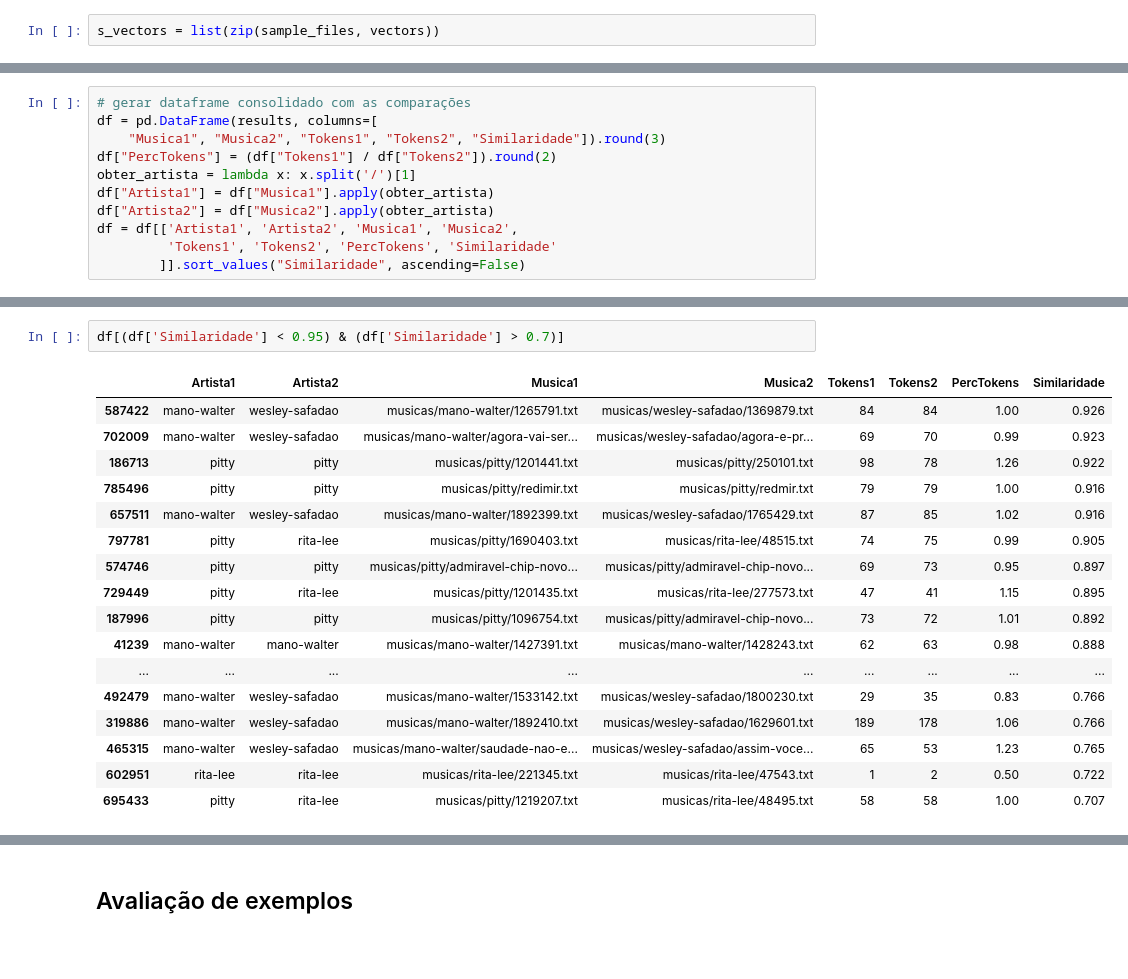
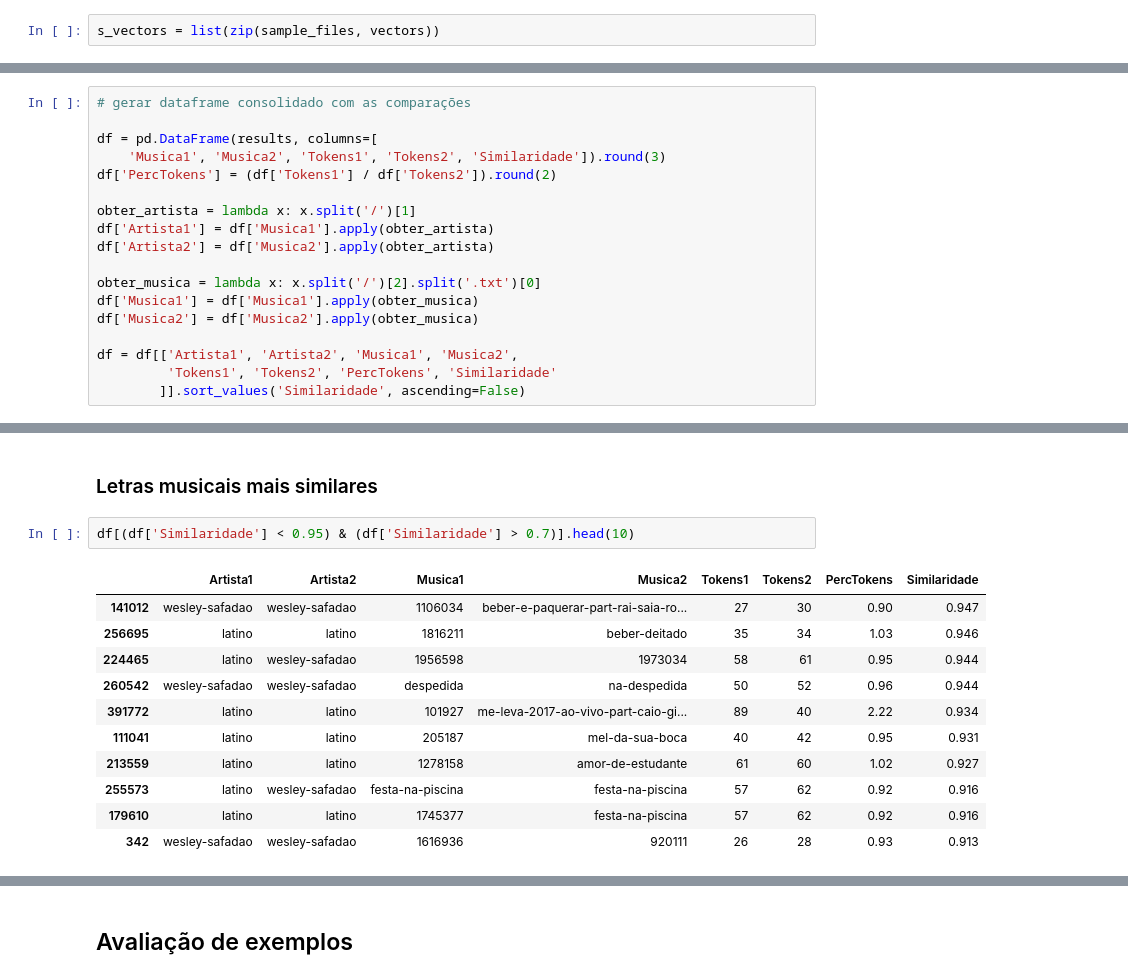
Before and after one commit to hjort/pos-ufrgs-detector-plagio, a Jupyter notebook: 11-detector-plagio-v1.ipynb, the cells around one changed output, grey strips where cells are left out. Saved outputs shown, nothing was run; the diff lists cells and outputs as text; blank space fills up the shorter version.

```diff
--- a/11-detector-plagio-v1.ipynb
+++ b/11-detector-plagio-v1.ipynb
@@ -99,11 +107,18 @@ KeyboardInterrupt:
 # %%
 # gerar dataframe consolidado com as comparações
+
 df = pd.DataFrame(results, columns=[
-    "Musica1", "Musica2", "Tokens1", "Tokens2", "Similaridade"]).round(3)
-df["PercTokens"] = (df["Tokens1"] / df["Tokens2"]).round(2)
+    'Musica1', 'Musica2', 'Tokens1', 'Tokens2', 'Similaridade']).round(3)
+df['PercTokens'] = (df['Tokens1'] / df['Tokens2']).round(2)
+
 obter_artista = lambda x: x.split('/')[1]
-df["Artista1"] = df["Musica1"].apply(obter_artista)
-df["Artista2"] = df["Musica2"].apply(obter_artista)
+df['Artista1'] = df['Musica1'].apply(obter_artista)
+df['Artista2'] = df['Musica2'].apply(obter_artista)
+
+obter_musica = lambda x: x.split('/')[2].split('.txt')[0]
+df['Musica1'] = df['Musica1'].apply(obter_musica)
+df['Musica2'] = df['Musica2'].apply(obter_musica)
+
 df = df[['Artista1', 'Artista2', 'Musica1', 'Musica2',
          'Tokens1', 'Tokens2', 'PercTokens', 'Similaridade'
-        ]].sort_values("Similaridade", ascending=False)
+        ]].sort_values('Similaridade', ascending=False)
@@ -126,21 +179,17 @@ df
+# %% [markdown]
+### Letras musicais mais similares
 # %%
-df[(df['Similaridade'] < 0.95) & (df['Similaridade'] > 0.7)]
+df[(df['Similaridade'] < 0.95) & (df['Similaridade'] > 0.7)].head(10)
 # %% [output]
 |  | Artista1 | Artista2 | Musica1 | Musica2 | Tokens1 | Tokens2 | PercTokens | Similaridade |
-| 587422 | mano-walter | wesley-safadao | musicas/mano-walter/1265791.txt | musicas/wesley-safadao/1369879.txt | 84 | 84 | 1.00 | 0.926 |
-| 702009 | mano-walter | wesley-safadao | musicas/mano-walter/agora-vai-ser... | musicas/wesley-safadao/agora-e-pr... | 69 | 70 | 0.99 | 0.923 |
-| 186713 | pitty | pitty | musicas/pitty/1201441.txt | musicas/pitty/250101.txt | 98 | 78 | 1.26 | 0.922 |
-| 785496 | pitty | pitty | musicas/pitty/redimir.txt | musicas/pitty/redmir.txt | 79 | 79 | 1.00 | 0.916 |
-| 657511 | mano-walter | wesley-safadao | musicas/mano-walter/1892399.txt | musicas/wesley-safadao/1765429.txt | 87 | 85 | 1.02 | 0.916 |
-| 797781 | pitty | rita-lee | musicas/pitty/1690403.txt | musicas/rita-lee/48515.txt | 74 | 75 | 0.99 | 0.905 |
-| 574746 | pitty | pitty | musicas/pitty/admiravel-chip-novo... | musicas/pitty/admiravel-chip-novo... | 69 | 73 | 0.95 | 0.897 |
-| 729449 | pitty | rita-lee | musicas/pitty/1201435.txt | musicas/rita-lee/277573.txt | 47 | 41 | 1.15 | 0.895 |
-| 187996 | pitty | pitty | musicas/pitty/1096754.txt | musicas/pitty/admiravel-chip-novo... | 73 | 72 | 1.01 | 0.892 |
-| 41239 | mano-walter | mano-walter | musicas/mano-walter/1427391.txt | musicas/mano-walter/1428243.txt | 62 | 63 | 0.98 | 0.888 |
-| ... | ... | ... | ... | ... | ... | ... | ... | ... |
-| 492479 | mano-walter | wesley-safadao | musicas/mano-walter/1533142.txt | musicas/wesley-safadao/1800230.txt | 29 | 35 | 0.83 | 0.766 |
-| 319886 | mano-walter | wesley-safadao | musicas/mano-walter/1892410.txt | musicas/wesley-safadao/1629601.txt | 189 | 178 | 1.06 | 0.766 |
-| 465315 | mano-walter | wesley-safadao | musicas/mano-walter/saudade-nao-e... | musicas/wesley-safadao/assim-voce... | 65 | 53 | 1.23 | 0.765 |
-| 602951 | rita-lee | rita-lee | musicas/rita-lee/221345.txt | musicas/rita-lee/47543.txt | 1 | 2 | 0.50 | 0.722 |
-| 695433 | pitty | rita-lee | musicas/pitty/1219207.txt | musicas/rita-lee/48495.txt | 58 | 58 | 1.00 | 0.707 |
+| 141012 | wesley-safadao | wesley-safadao | 1106034 | beber-e-paquerar-part-rai-saia-ro... | 27 | 30 | 0.90 | 0.947 |
+| 256695 | latino | latino | 1816211 | beber-deitado | 35 | 34 | 1.03 | 0.946 |
+| 224465 | latino | wesley-safadao | 1956598 | 1973034 | 58 | 61 | 0.95 | 0.944 |
+| 260542 | wesley-safadao | wesley-safadao | despedida | na-despedida | 50 | 52 | 0.96 | 0.944 |
+| 391772 | latino | latino | 101927 | me-leva-2017-ao-vivo-part-caio-gi... | 89 | 40 | 2.22 | 0.934 |
+| 111041 | latino | latino | 205187 | mel-da-sua-boca | 40 | 42 | 0.95 | 0.931 |
+| 213559 | latino | latino | 1278158 | amor-de-estudante | 61 | 60 | 1.02 | 0.927 |
+| 255573 | latino | wesley-safadao | festa-na-piscina | festa-na-piscina | 57 | 62 | 0.92 | 0.916 |
+| 179610 | latino | latino | 1745377 | festa-na-piscina | 57 | 62 | 0.92 | 0.916 |
+| 342 | wesley-safadao | wesley-safadao | 1616936 | 920111 | 26 | 28 | 0.93 | 0.913 |
 # %%
```
Also changed, not shown: parts of 30 cells of this notebook.
